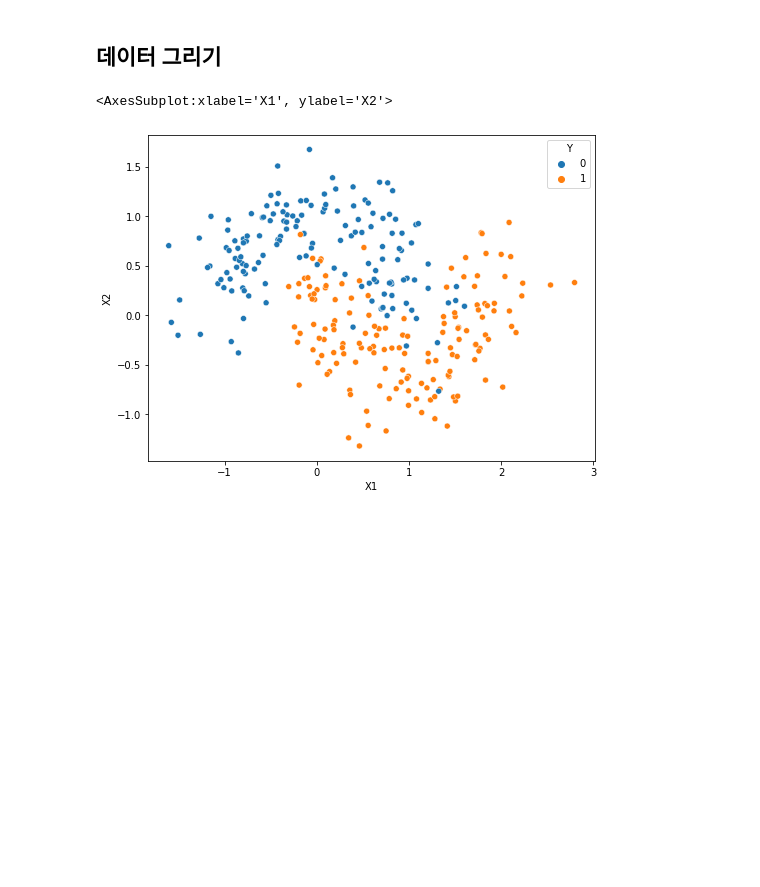
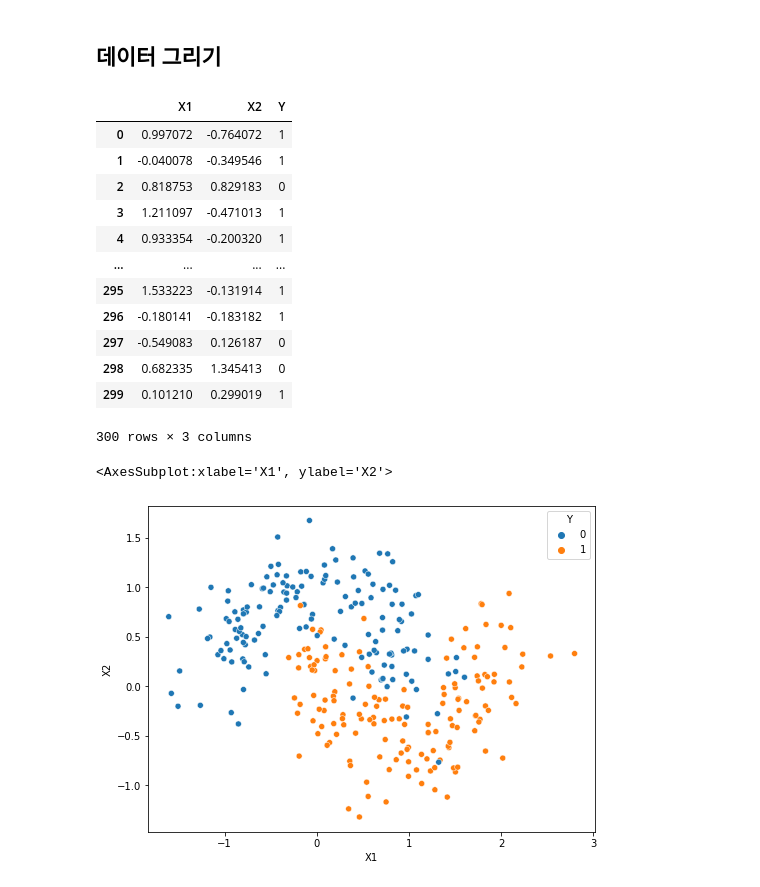
Before and after one commit to ralbu85/DataScience_2022S, a Jupyter notebook: 05_2_일반화와과적합_분류.ipynb, the cells around one changed output. Cells and saved outputs as stored; diff of their text form; code cells hidden in the pictures; blank space fills up the shorter version.

```diff
--- a/05_2_일반화와과적합_분류.ipynb
+++ b/05_2_일반화와과적합_분류.ipynb
@@ -6,9 +7,23 @@ warnings.filterwarnings('ignore')
 # %%
 # 데이터 불러오기
 import pandas as pd
 import numpy as np
 np.random.seed(42)
 df = pd.read_csv('https://raw.githubusercontent.com/tonyfischetti/InteractiveLogisticRegression/master/moons.csv')
-# df = df.sample(200)
+df
+# %% [output]
+|  | X1 | X2 | Y |
+| 0 | 0.997072 | -0.764072 | 1 |
+| 1 | -0.040078 | -0.349546 | 1 |
+| 2 | 0.818753 | 0.829183 | 0 |
+| 3 | 1.211097 | -0.471013 | 1 |
+| 4 | 0.933354 | -0.200320 | 1 |
+| ... | ... | ... | ... |
+| 295 | 1.533223 | -0.131914 | 1 |
+| 296 | -0.180141 | -0.183182 | 1 |
+| 297 | -0.549083 | 0.126187 | 0 |
+| 298 | 0.682335 | 1.345413 | 0 |
+| 299 | 0.101210 | 0.299019 | 1 |
+300 rows × 3 columns
 # %%
 # 레이블에 따라 서로 다른 색깔로 표현
```
Also changed, not shown: parts of 10 cells of this notebook.
